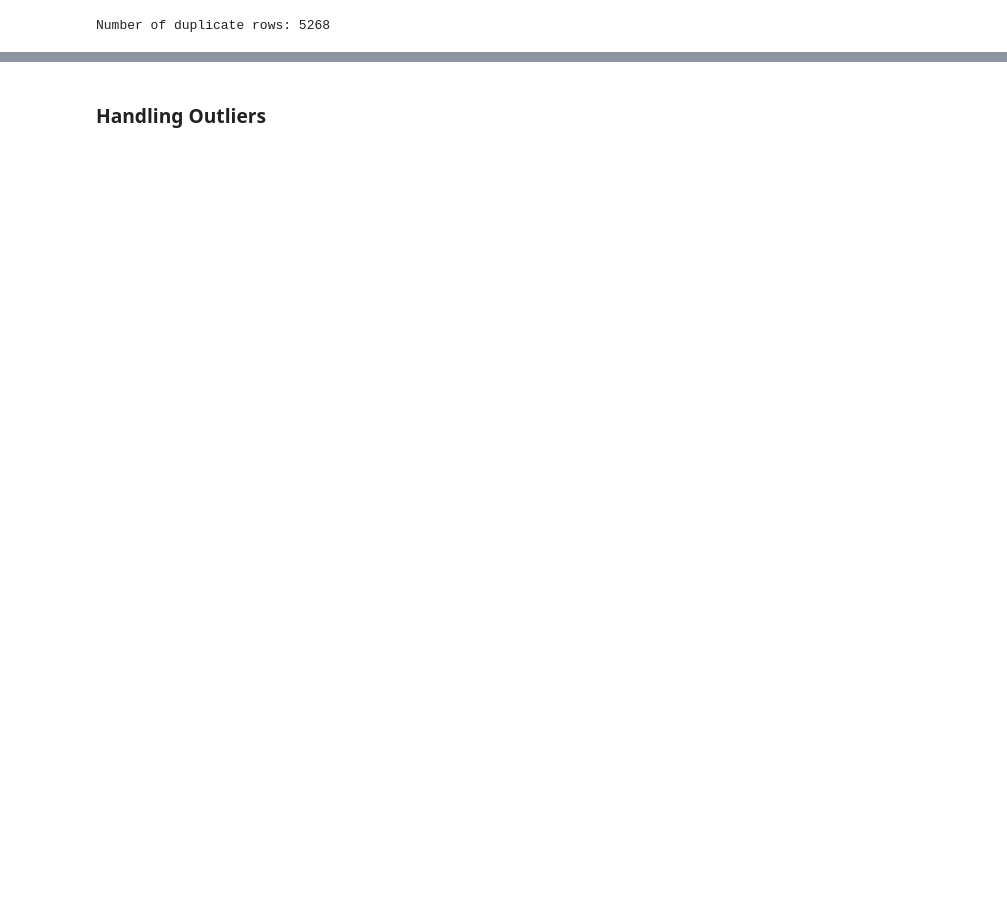
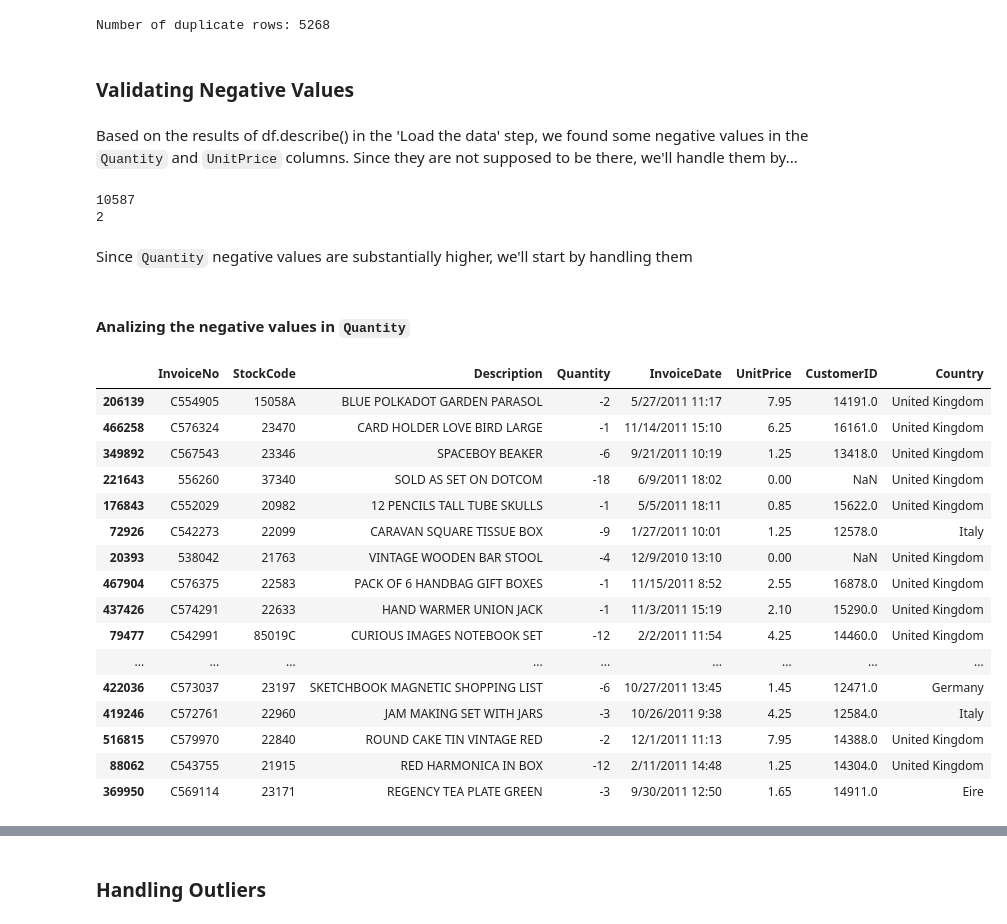
Before and after one commit to PogloLopez/online_retail, a Jupyter notebook: online_retail.ipynb, the cells around one changed output, grey strips where cells are left out. Drawn from its saved outputs; the diff is of its cells as text; code cells hidden in the pictures; blank space fills up the shorter version.

Commit message:
Validated negative values

```diff
--- a/online_retail.ipynb
+++ b/online_retail.ipynb
@@ -182,3 +191,39 @@ Number of duplicate rows: 5268
 # %%
 # Remove exact duplicate rows
 df_clean = df_clean.drop_duplicates()
+# %% [markdown]
+### Validating Negative Values
+# %% [markdown]
+Based on the results of df.describe() in the 'Load the data' step, we found some negative values in the `Quantity` and `UnitPrice` columns. Since they are not supposed to be there, we'll handle them by...
+# %%
+# Check for negative values in Quantity and UnitPrice
+print(df_clean[df_clean['Quantity'] < 0].shape[0])
+print(df_clean[df_clean['UnitPrice'] < 0].shape[0])
+# %% [output]
+10587
+2
+# %% [markdown]
+Since `Quantity` negative values are substantially higher, we'll start by handling them
+# %% [markdown]
+#### Analizing the negative values in `Quantity`
+# %%
+# Take a look at the negative values in Quantity and look for patterns
+df_clean[df_clean['Quantity'] < 0].sample(20)
+# %% [output]
+|  | InvoiceNo | StockCode | Description | Quantity | InvoiceDate | UnitPrice | CustomerID | Country |
+| 206139 | C554905 | 15058A | BLUE POLKADOT GARDEN PARASOL | -2 | 5/27/2011 11:17 | 7.95 | 14191.0 | United Kingdom |
+| 466258 | C576324 | 23470 | CARD HOLDER LOVE BIRD LARGE | -1 | 11/14/2011 15:10 | 6.25 | 16161.0 | United Kingdom |
+| 349892 | C567543 | 23346 | SPACEBOY BEAKER | -6 | 9/21/2011 10:19 | 1.25 | 13418.0 | United Kingdom |
+| 221643 | 556260 | 37340 | SOLD AS SET ON DOTCOM | -18 | 6/9/2011 18:02 | 0.00 | NaN | United Kingdom |
+| 176843 | C552029 | 20982 | 12 PENCILS TALL TUBE SKULLS | -1 | 5/5/2011 18:11 | 0.85 | 15622.0 | United Kingdom |
+| 72926 | C542273 | 22099 | CARAVAN SQUARE TISSUE BOX | -9 | 1/27/2011 10:01 | 1.25 | 12578.0 | Italy |
+| 20393 | 538042 | 21763 | VINTAGE WOODEN BAR STOOL | -4 | 12/9/2010 13:10 | 0.00 | NaN | United Kingdom |
+| 467904 | C576375 | 22583 | PACK OF 6 HANDBAG GIFT BOXES | -1 | 11/15/2011 8:52 | 2.55 | 16878.0 | United Kingdom |
+| 437426 | C574291 | 22633 | HAND WARMER UNION JACK | -1 | 11/3/2011 15:19 | 2.10 | 15290.0 | United Kingdom |
+| 79477 | C542991 | 85019C | CURIOUS IMAGES NOTEBOOK SET | -12 | 2/2/2011 11:54 | 4.25 | 14460.0 | United Kingdom |
+| ... | ... | ... | ... | ... | ... | ... | ... | ... |
+| 422036 | C573037 | 23197 | SKETCHBOOK MAGNETIC SHOPPING LIST | -6 | 10/27/2011 13:45 | 1.45 | 12471.0 | Germany |
+| 419246 | C572761 | 22960 | JAM MAKING SET WITH JARS | -3 | 10/26/2011 9:38 | 4.25 | 12584.0 | Italy |
+| 516815 | C579970 | 22840 | ROUND CAKE TIN VINTAGE RED | -2 | 12/1/2011 11:13 | 7.95 | 14388.0 | United Kingdom |
+| 88062 | C543755 | 21915 | RED HARMONICA IN BOX | -12 | 2/11/2011 14:48 | 1.25 | 14304.0 | United Kingdom |
+| 369950 | C569114 | 23171 | REGENCY TEA PLATE GREEN | -3 | 9/30/2011 12:50 | 1.65 | 14911.0 | Eire |
```
Also changed, not shown: parts of 24 cells of this notebook.
